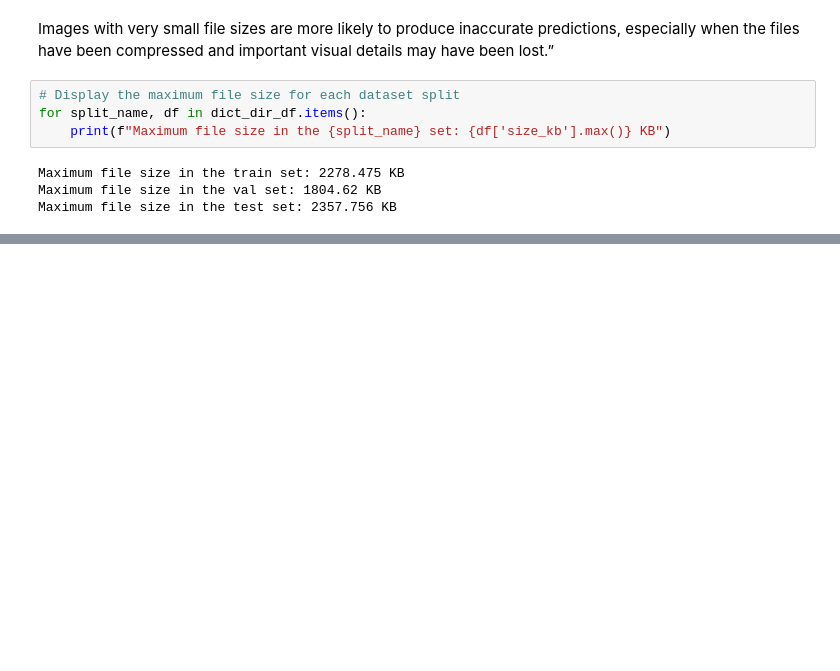
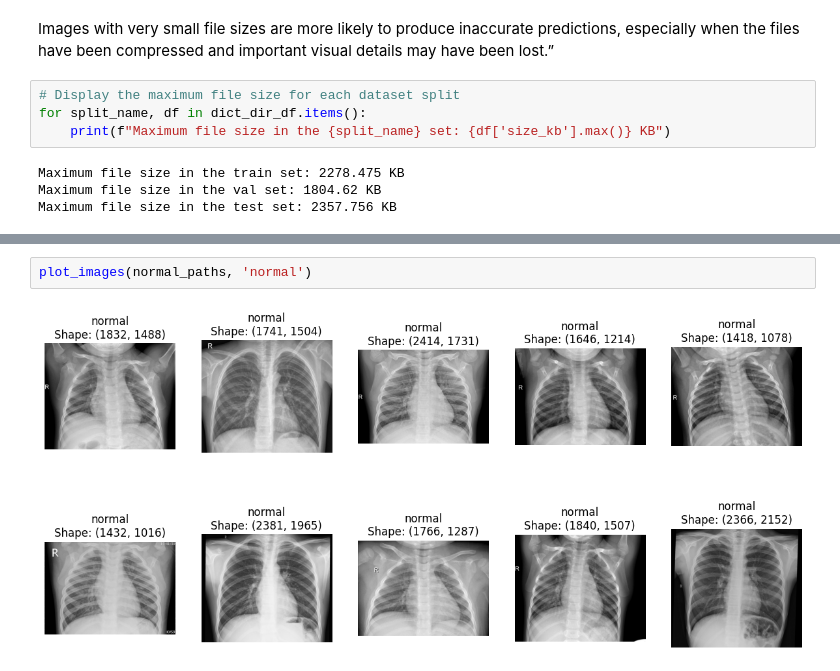
Before and after one commit to Sachin20010517/pneumonet-cnn-classifier, a Jupyter notebook: PneumoNet_Complete_Pipeline.ipynb, the cells around one changed output, grey strips where cells are left out. Cells and saved outputs as stored; diff of their text form; blank space fills up the shorter version.

```diff
--- a/PneumoNet_Complete_Pipeline.ipynb
+++ b/PneumoNet_Complete_Pipeline.ipynb
@@ -396,0 +445,4 @@ Maximum file size in the test set: 2357.756 KB
+# %%
+plot_images(normal_paths, 'normal')
+# %% [output]
+[figure, added]
```
Also changed, not shown: parts of 10 cells of this notebook.
